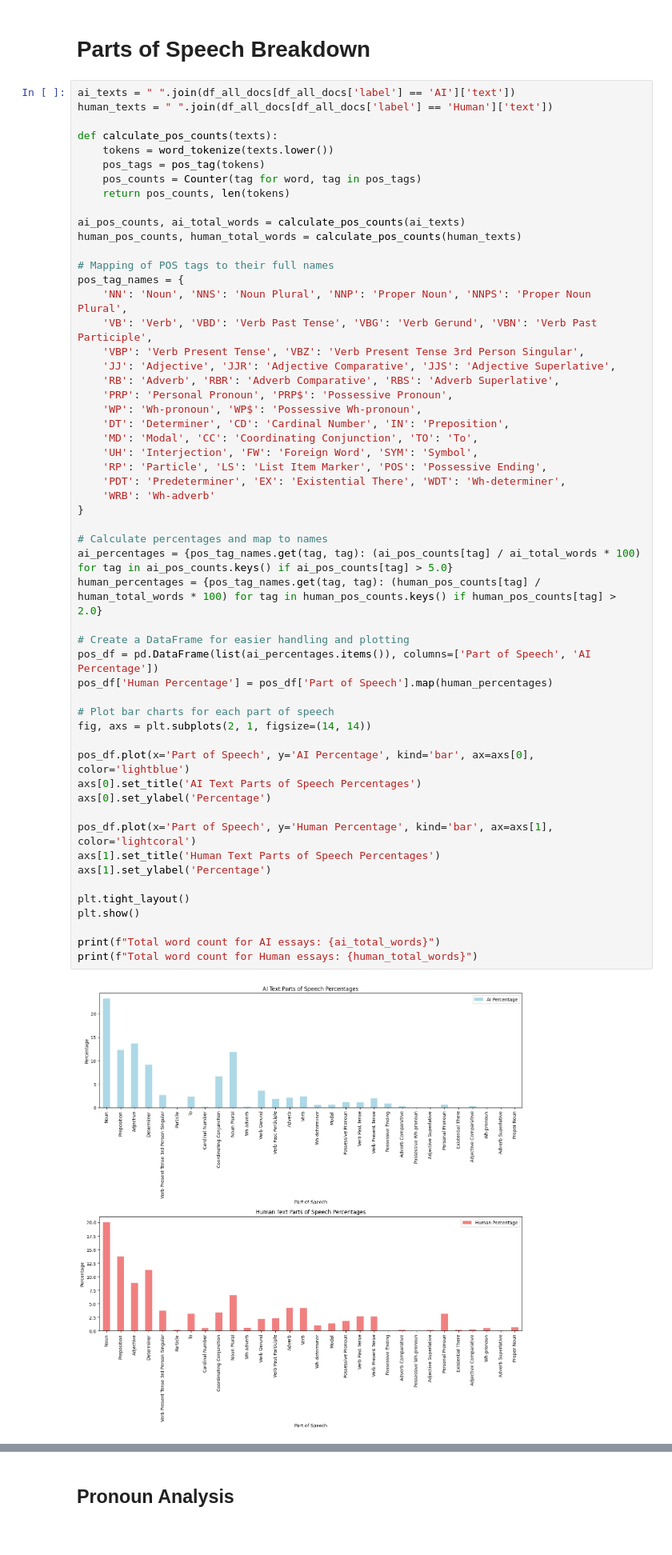
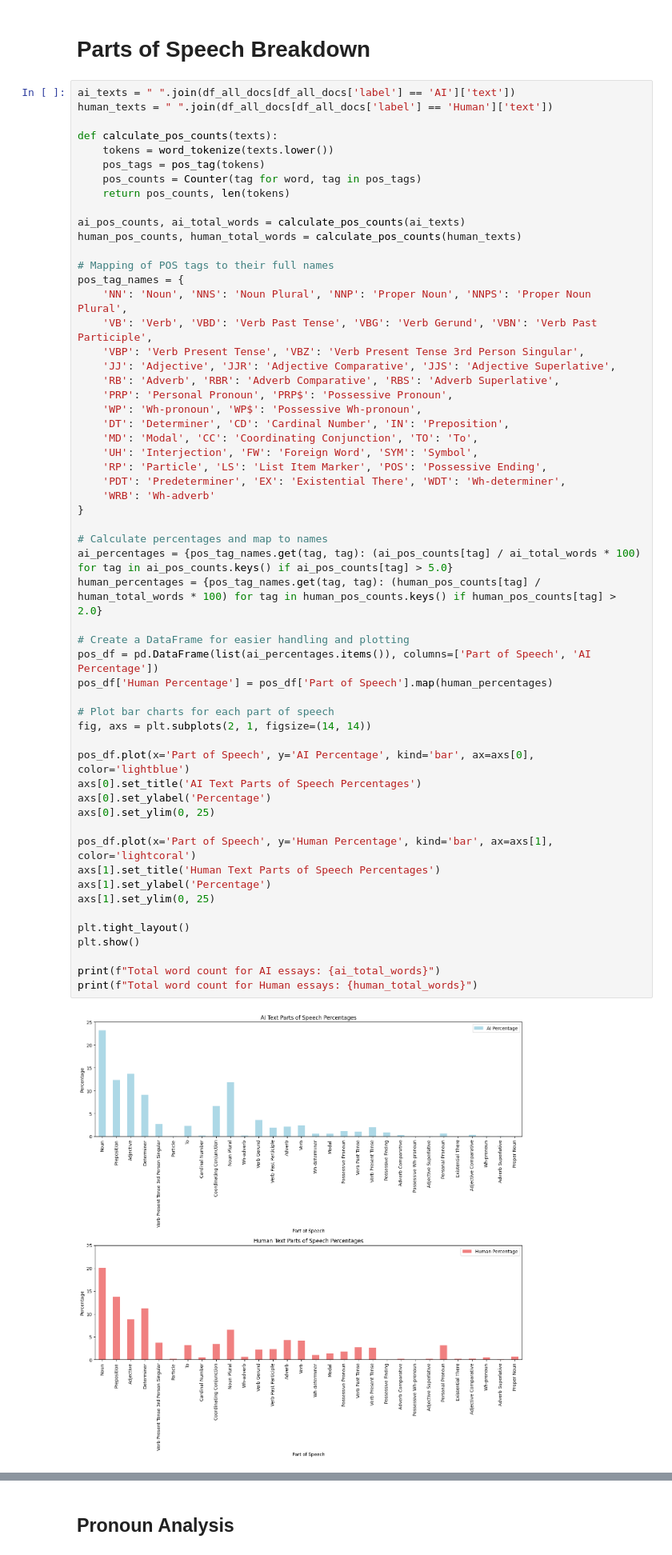
Before and after one commit to BroganDev21/Senior-Project, a Jupyter notebook: SeniorProject.ipynb, the cells around one changed output, grey strips where cells are left out. Shown at 80% size. Drawn from its saved outputs; the diff is of its cells as text.

```diff
--- a/SeniorProject.ipynb
+++ b/SeniorProject.ipynb
@@ -802,34 +804,36 @@ pos_tag_names = {
     'RP': 'Particle', 'LS': 'List Item Marker', 'POS': 'Possessive Ending',
     'PDT': 'Predeterminer', 'EX': 'Existential There', 'WDT': 'Wh-determiner',
     'WRB': 'Wh-adverb'
 }
 
 # Calculate percentages and map to names
 ai_percentages = {pos_tag_names.get(tag, tag): (ai_pos_counts[tag] / ai_total_words * 100) for tag in ai_pos_counts.keys() if ai_pos_counts[tag] > 5.0}
 human_percentages = {pos_tag_names.get(tag, tag): (human_pos_counts[tag] / human_total_words * 100) for tag in human_pos_counts.keys() if human_pos_counts[tag] > 2.0}
 
 # Create a DataFrame for easier handling and plotting
 pos_df = pd.DataFrame(list(ai_percentages.items()), columns=['Part of Speech', 'AI Percentage'])
 pos_df['Human Percentage'] = pos_df['Part of Speech'].map(human_percentages)
 
 # Plot bar charts for each part of speech
 fig, axs = plt.subplots(2, 1, figsize=(14, 14))
 
 pos_df.plot(x='Part of Speech', y='AI Percentage', kind='bar', ax=axs[0], color='lightblue')
 axs[0].set_title('AI Text Parts of Speech Percentages')
 axs[0].set_ylabel('Percentage')
+axs[0].set_ylim(0, 25)
 
 pos_df.plot(x='Part of Speech', y='Human Percentage', kind='bar', ax=axs[1], color='lightcoral')
 axs[1].set_title('Human Text Parts of Speech Percentages')
 axs[1].set_ylabel('Percentage')
+axs[1].set_ylim(0, 25)
 
 plt.tight_layout()
 plt.show()
 
 print(f"Total word count for AI essays: {ai_total_words}")
 print(f"Total word count for Human essays: {human_total_words}")
 # %% [output]
-[figure, old version]
+[figure, new version]
 Total word count for AI essays: 44051
 Total word count for Human essays: 55664
 # %%
```
Also changed, not shown: parts of 13 cells of this notebook.
